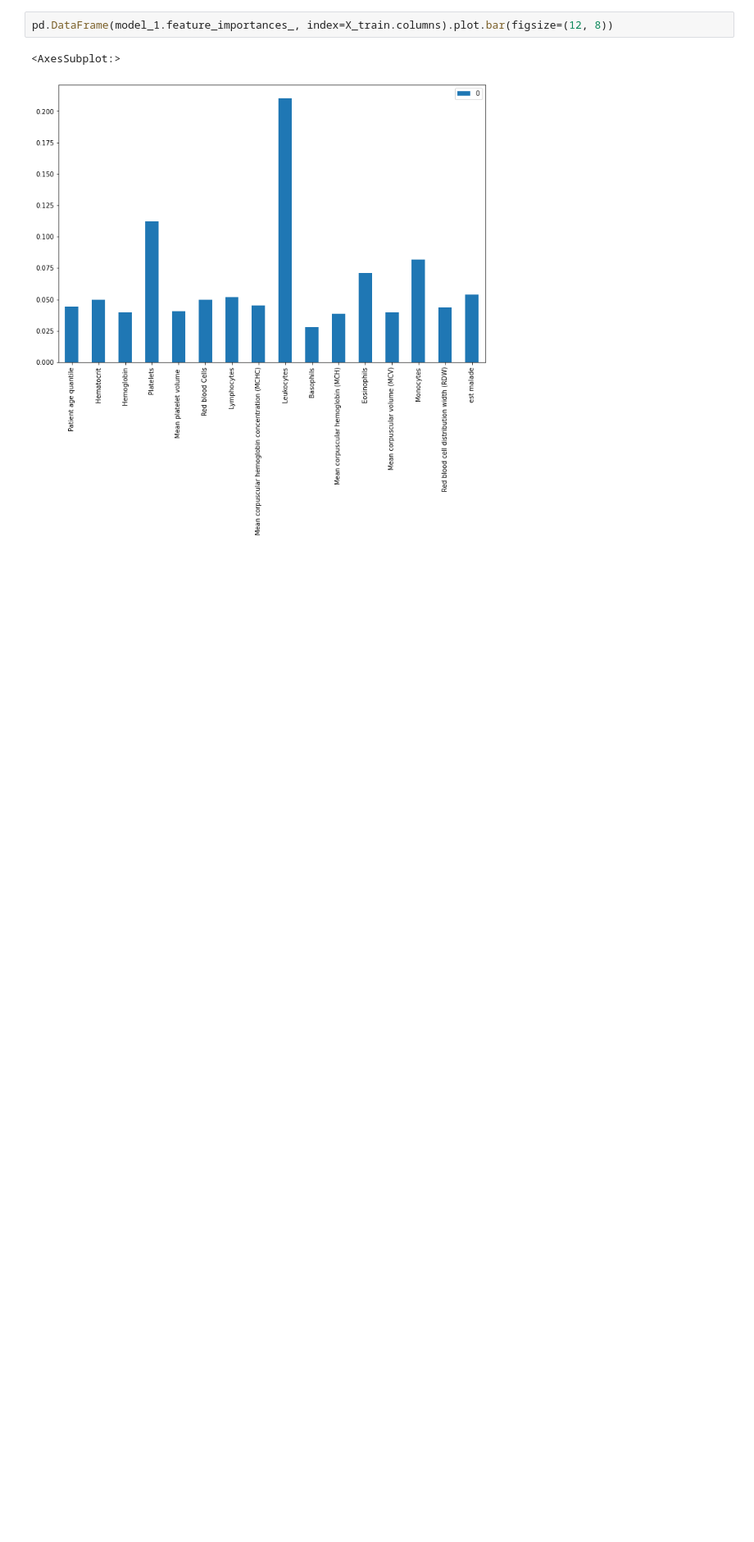
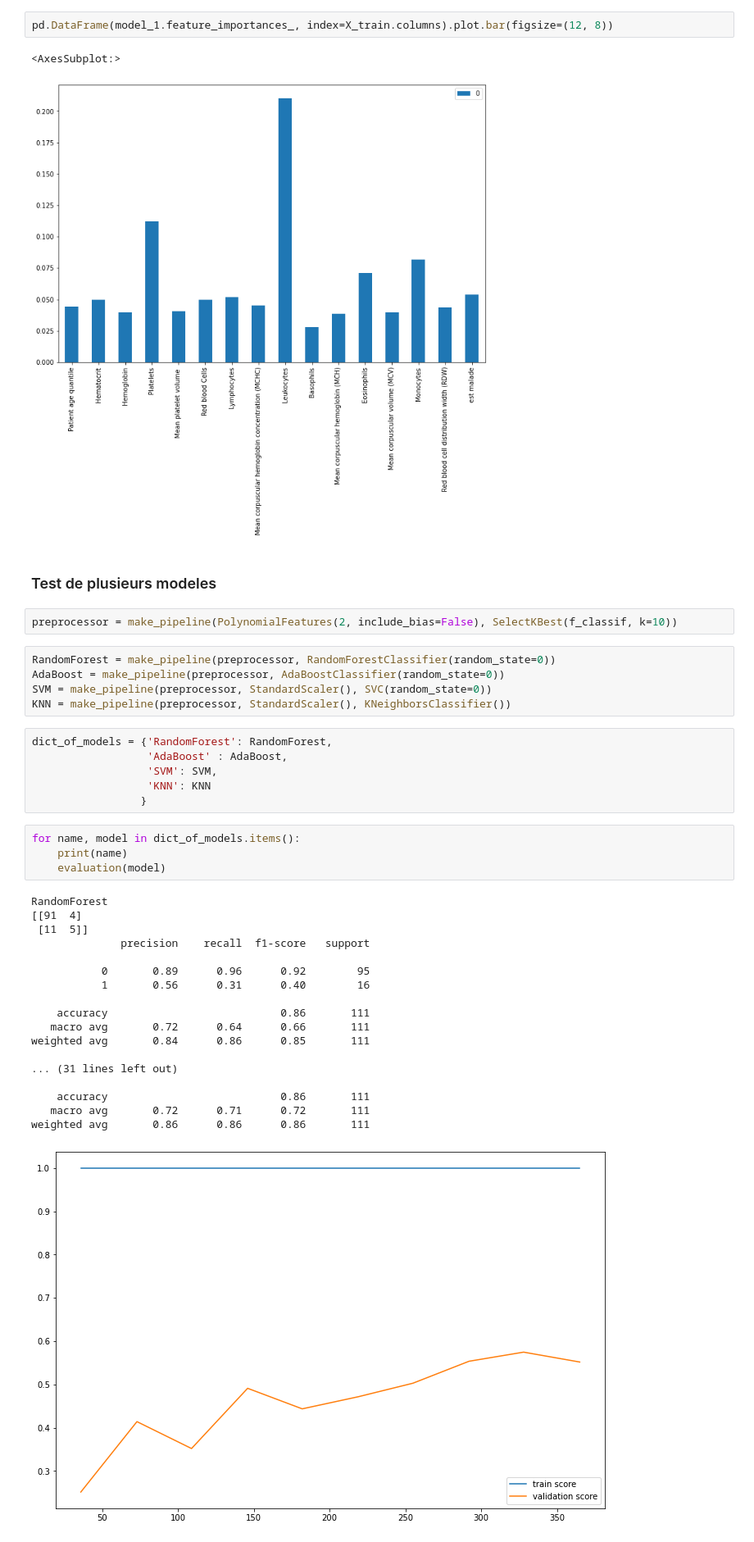
Before and after one commit to Drcadin/Projet_Covid19, a Jupyter notebook: Preprocessing_Modelisation_projet_covid19.ipynb, the cells around one changed output. Shown: that part at 82% size. Drawn from its saved outputs; the diff is of its cells as text; blank space fills up the shorter version.

Commit message:
Test de plusieurs modeles et optimisations

```diff
--- a/Preprocessing_Modelisation_projet_covid19.ipynb
+++ b/Preprocessing_Modelisation_projet_covid19.ipynb
@@ -193,3 +194,41 @@ pd.DataFrame(model_1.feature_importances_, index=X_train.columns).plot.bar(figsi
 # %% [output]
 <AxesSubplot:>
 [figure]
+# %% [markdown]
+### Test de plusieurs modeles
+# %%
+preprocessor = make_pipeline(PolynomialFeatures(2, include_bias=False), SelectKBest(f_classif, k=10))
+# %%
+RandomForest = make_pipeline(preprocessor, RandomForestClassifier(random_state=0))
+AdaBoost = make_pipeline(preprocessor, AdaBoostClassifier(random_state=0))
+SVM = make_pipeline(preprocessor, StandardScaler(), SVC(random_state=0))
+KNN = make_pipeline(preprocessor, StandardScaler(), KNeighborsClassifier())
+# %%
+dict_of_models = {'RandomForest': RandomForest,
+                  'AdaBoost' : AdaBoost,
+                  'SVM': SVM,
+                  'KNN': KNN
+                 }
+# %%
+for name, model in dict_of_models.items():
+    print(name)
+    evaluation(model)
+# %% [output]
+RandomForest
+[[91  4]
+ [11  5]]
+              precision    recall  f1-score   support
+
+           0       0.89      0.96      0.92        95
+           1       0.56      0.31      0.40        16
+
+    accuracy                           0.86       111
+   macro avg       0.72      0.64      0.66       111
+weighted avg       0.84      0.86      0.85       111
+
+... (31 lines left out)
+
+    accuracy                           0.86       111
+   macro avg       0.72      0.71      0.72       111
+weighted avg       0.86      0.86      0.86       111
+[figure, added]
```
Also changed, not shown: parts of 19 cells of this notebook.
